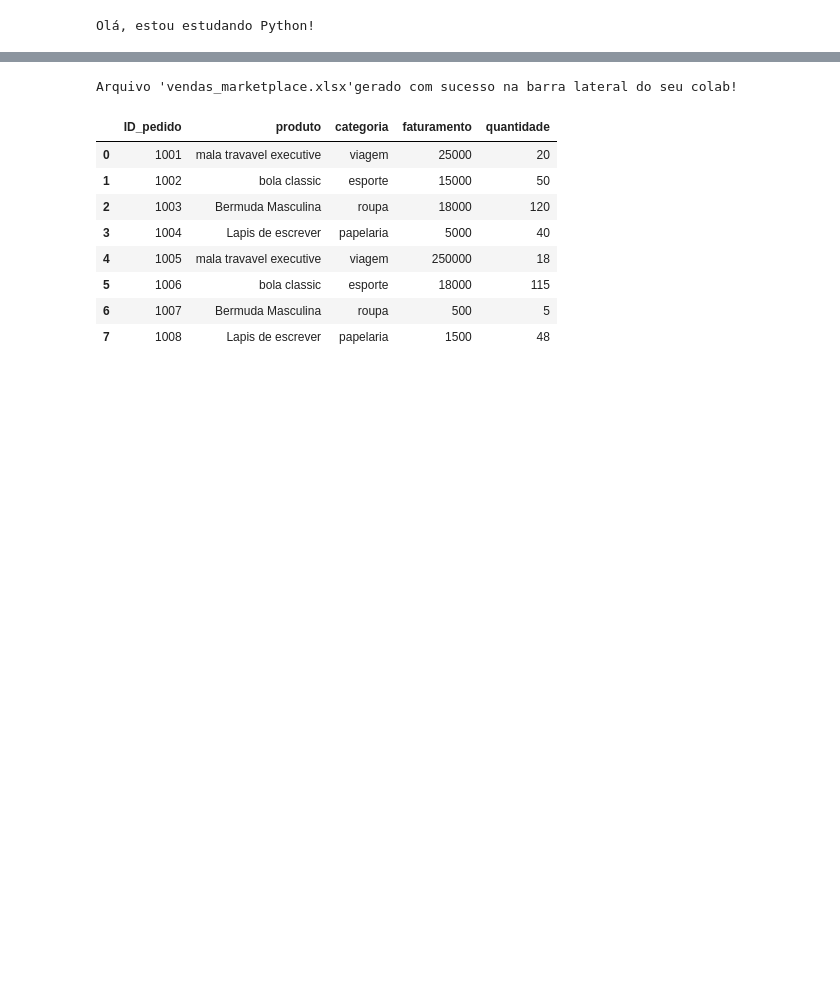
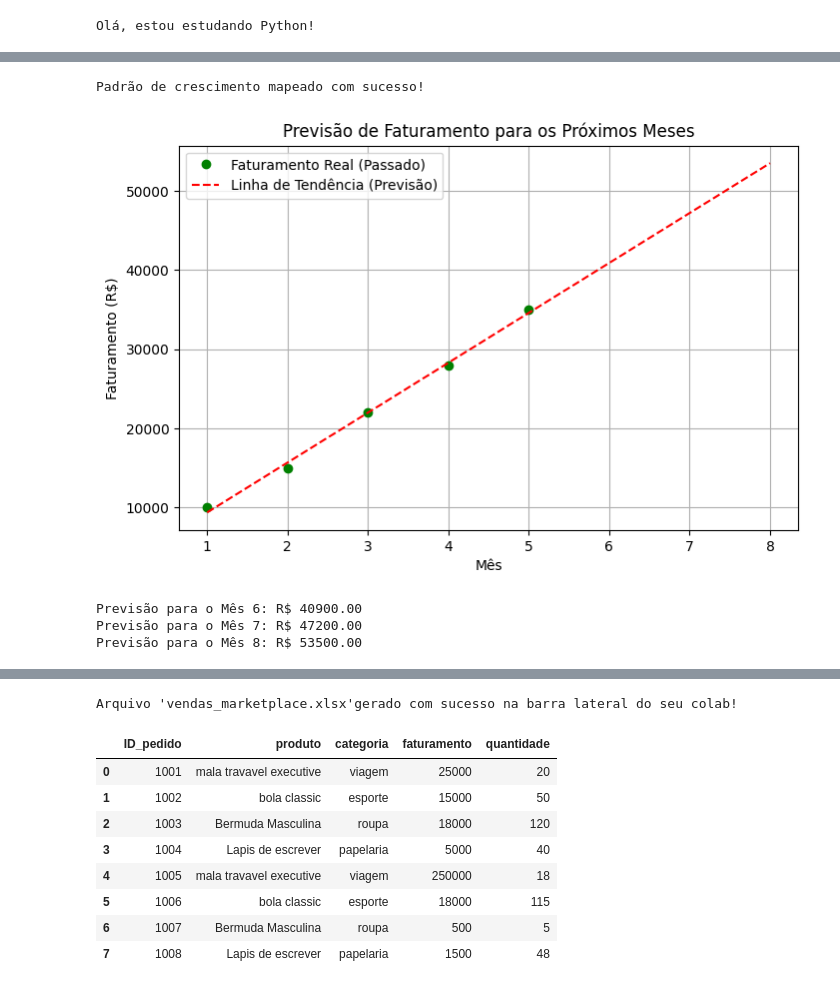
Before and after one commit to custodiopm/Estudo-Python, a Jupyter notebook: getting_started_with_google_colab_ai.ipynb, the cells around one changed output, grey strips where cells are left out. Saved outputs shown, nothing was run; the diff lists cells and outputs as text; code cells hidden in the pictures; blank space fills up the shorter version.

```diff
--- a/getting_started_with_google_colab_ai.ipynb
+++ b/getting_started_with_google_colab_ai.ipynb
@@ -6,0 +51,44 @@ Olá, estou estudando Python!
+# %%
+import numpy as np
+import pandas as pd
+import matplotlib.pyplot as plt
+
+# 1. Criamos os dados dos meses (1 a 5) e o faturamento real que aconteceu
+meses = np.array([1, 2, 3, 4, 5])
+faturamento = np.array([10000, 15000, 22000, 28000, 35000])
+
+# 2. A mágica matemática: o Python calcula a linha de tendência (coeficientes)
+modelo = np.polyfit(meses, faturamento, 1)
+funcao_previsao = np.poly1d(modelo)
+
+print("Padrão de crescimento mapeado com sucesso!")
+# %% [output]
+Padrão de crescimento mapeado com sucesso!
+# %%
+# 3. Definimos o período completo (o passado + o futuro que queremos prever)
+meses_futuros = np.array([1, 2, 3, 4, 5, 6, 7, 8])
+
+# 4. O Python aplica a fórmula matemática para prever os valores
+faturamento_predito = funcao_previsao(meses_futuros)
+
+# 5. Desenhando o gráfico de linha estratégico
+plt.figure(figsize=(8, 5))
+plt.plot(meses, faturamento, 'go', label='Faturamento Real (Passado)') # Pontos verdes
+plt.plot(meses_futuros, faturamento_predito, 'r--', label='Linha de Tendência (Previsão)') # Linha tracejada vermelha
+
+plt.title('Previsão de Faturamento para os Próximos Meses')
+plt.xlabel('Mês')
+plt.ylabel('Faturamento (R$)')
+plt.legend()
+plt.grid(True)
+plt.show()
+
+# Printando os valores exatos da previsão na tela
+print(f"Previsão para o Mês 6: R$ {funcao_previsao(6):.2f}")
+print(f"Previsão para o Mês 7: R$ {funcao_previsao(7):.2f}")
+print(f"Previsão para o Mês 8: R$ {funcao_previsao(8):.2f}")
+# %% [output]
+[figure, added]
+Previsão para o Mês 6: R$ 40900.00
+Previsão para o Mês 7: R$ 47200.00
+Previsão para o Mês 8: R$ 53500.00
```
Also changed, not shown: parts of 4 cells of this notebook.
